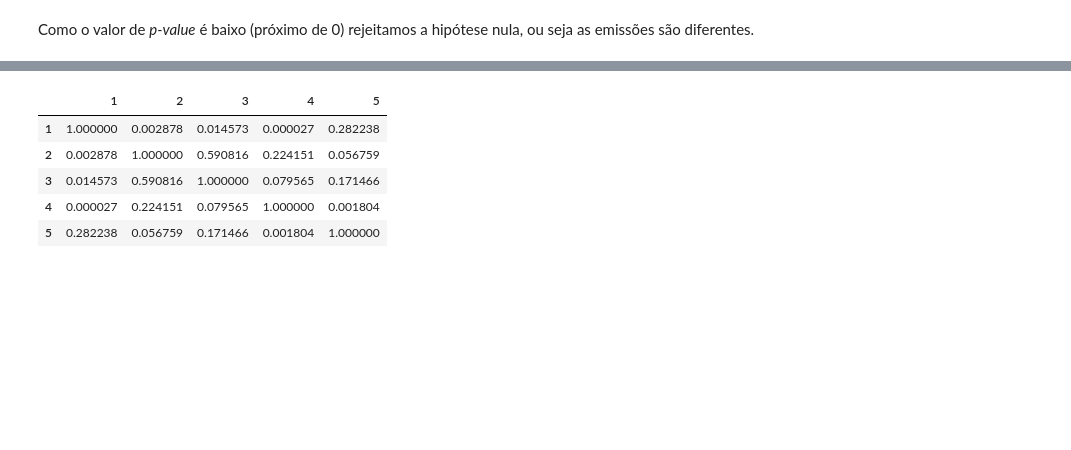
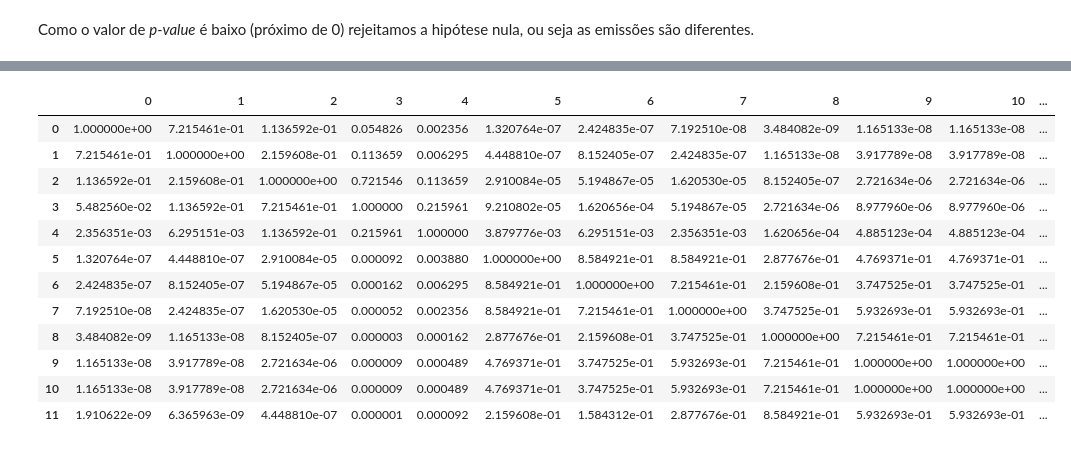
Before and after one commit to preis/anadi_2024, a Jupyter notebook: notebooks/Trabalho 1/Trabalho 4.2 3.ipynb, the cells around one changed output, grey strips where cells are left out. Saved outputs shown, nothing was run; the diff lists cells and outputs as text; code cells hidden in the pictures; blank space fills up the shorter version.

```diff
--- a/notebooks/Trabalho 1/Trabalho 4.2 3.ipynb
+++ b/notebooks/Trabalho 1/Trabalho 4.2 3.ipynb
@@ -132,10 +127,17 @@ sp.posthoc_conover(a=amostras)
 # %%
-sp.posthoc_dunn(a=amostras)
+sp.posthoc_conover_friedman(a=amostras)
 # %% [output]
-|  | 1 | 2 | 3 | 4 | 5 |
-| 1 | 1.000000 | 0.002878 | 0.014573 | 0.000027 | 0.282238 |
-| 2 | 0.002878 | 1.000000 | 0.590816 | 0.224151 | 0.056759 |
-| 3 | 0.014573 | 0.590816 | 1.000000 | 0.079565 | 0.171466 |
-| 4 | 0.000027 | 0.224151 | 0.079565 | 1.000000 | 0.001804 |
-| 5 | 0.282238 | 0.056759 | 0.171466 | 0.001804 | 1.000000 |
+|  | 0 | 1 | 2 | 3 | 4 | 5 | 6 | 7 | 8 | 9 | 10 | ... |
+| 0 | 1.000000e+00 | 7.215461e-01 | 1.136592e-01 | 0.054826 | 0.002356 | 1.320764e-07 | 2.424835e-07 | 7.192510e-08 | 3.484082e-09 | 1.165133e-08 | 1.165133e-08 | ... |
+| 1 | 7.215461e-01 | 1.000000e+00 | 2.159608e-01 | 0.113659 | 0.006295 | 4.448810e-07 | 8.152405e-07 | 2.424835e-07 | 1.165133e-08 | 3.917789e-08 | 3.917789e-08 | ... |
+| 2 | 1.136592e-01 | 2.159608e-01 | 1.000000e+00 | 0.721546 | 0.113659 | 2.910084e-05 | 5.194867e-05 | 1.620530e-05 | 8.152405e-07 | 2.721634e-06 | 2.721634e-06 | ... |
+| 3 | 5.482560e-02 | 1.136592e-01 | 7.215461e-01 | 1.000000 | 0.215961 | 9.210802e-05 | 1.620656e-04 | 5.194867e-05 | 2.721634e-06 | 8.977960e-06 | 8.977960e-06 | ... |
+| 4 | 2.356351e-03 | 6.295151e-03 | 1.136592e-01 | 0.215961 | 1.000000 | 3.879776e-03 | 6.295151e-03 | 2.356351e-03 | 1.620656e-04 | 4.885123e-04 | 4.885123e-04 | ... |
+| 5 | 1.320764e-07 | 4.448810e-07 | 2.910084e-05 | 0.000092 | 0.003880 | 1.000000e+00 | 8.584921e-01 | 8.584921e-01 | 2.877676e-01 | 4.769371e-01 | 4.769371e-01 | ... |
+| 6 | 2.424835e-07 | 8.152405e-07 | 5.194867e-05 | 0.000162 | 0.006295 | 8.584921e-01 | 1.000000e+00 | 7.215461e-01 | 2.159608e-01 | 3.747525e-01 | 3.747525e-01 | ... |
+| 7 | 7.192510e-08 | 2.424835e-07 | 1.620530e-05 | 0.000052 | 0.002356 | 8.584921e-01 | 7.215461e-01 | 1.000000e+00 | 3.747525e-01 | 5.932693e-01 | 5.932693e-01 | ... |
+| 8 | 3.484082e-09 | 1.165133e-08 | 8.152405e-07 | 0.000003 | 0.000162 | 2.877676e-01 | 2.159608e-01 | 3.747525e-01 | 1.000000e+00 | 7.215461e-01 | 7.215461e-01 | ... |
+| 9 | 1.165133e-08 | 3.917789e-08 | 2.721634e-06 | 0.000009 | 0.000489 | 4.769371e-01 | 3.747525e-01 | 5.932693e-01 | 7.215461e-01 | 1.000000e+00 | 1.000000e+00 | ... |
+| 10 | 1.165133e-08 | 3.917789e-08 | 2.721634e-06 | 0.000009 | 0.000489 | 4.769371e-01 | 3.747525e-01 | 5.932693e-01 | 7.215461e-01 | 1.000000e+00 | 1.000000e+00 | ... |
+| 11 | 1.910622e-09 | 6.365963e-09 | 4.448810e-07 | 0.000001 | 0.000092 | 2.159608e-01 | 1.584312e-01 | 2.877676e-01 | 8.584921e-01 | 5.932693e-01 | 5.932693e-01 | ... |
 # %%
```
Also changed, not shown: parts of 9 cells of this notebook, 1 other file.
